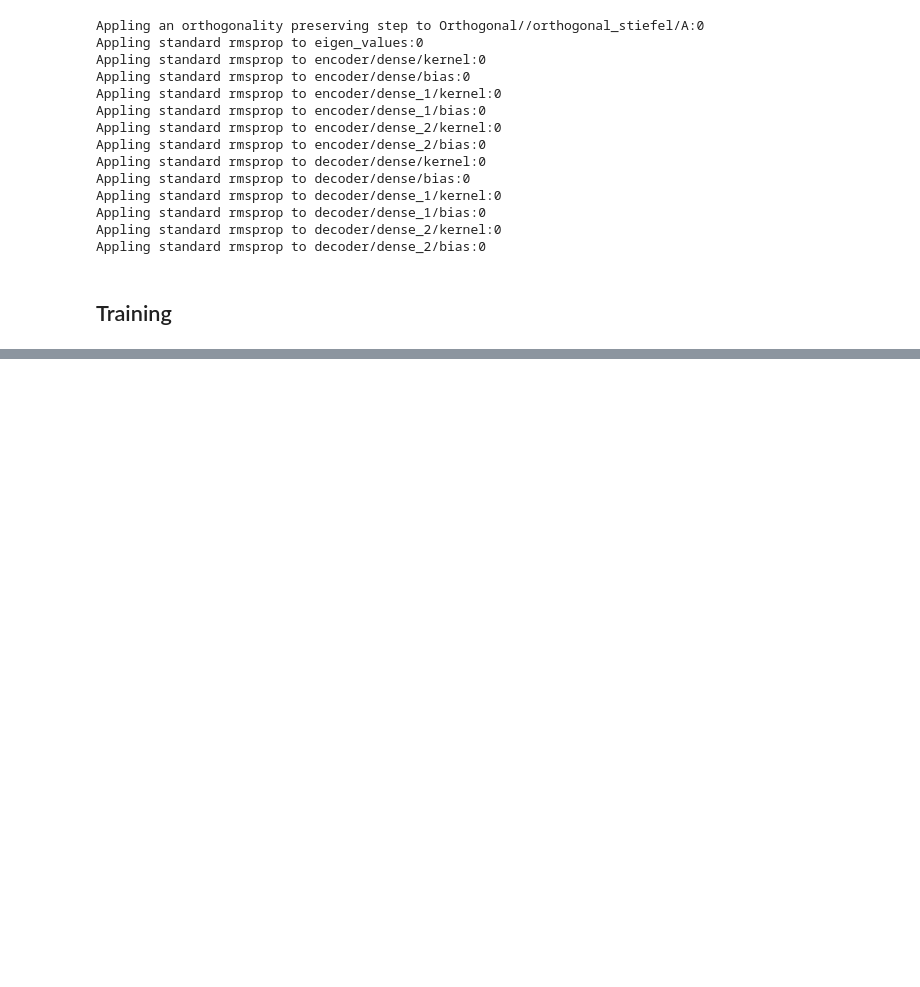
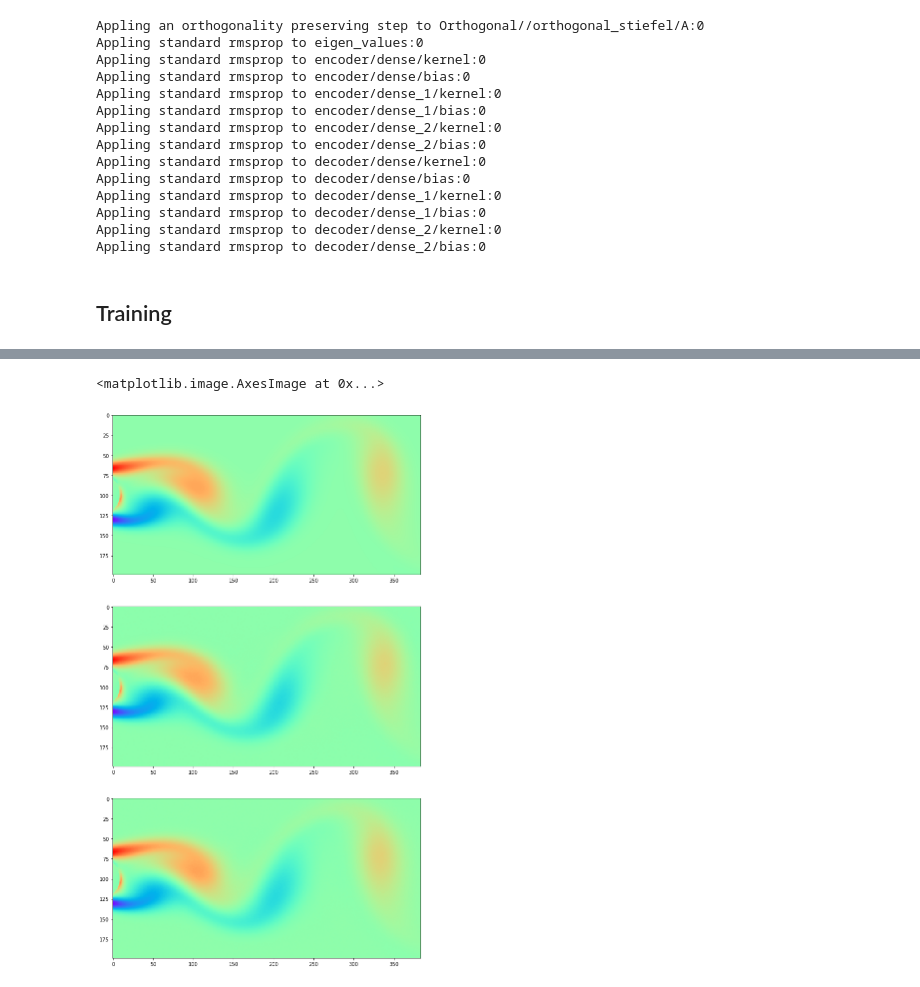
Before and after one commit to EiffL/FluidFlowPrediction, a Jupyter notebook: notebooks/FluidFlowPrototype.ipynb, the cells around one changed output, grey strips where cells are left out. Cells and saved outputs as stored; diff of their text form; code cells hidden in the pictures; blank space fills up the shorter version.

```diff
--- a/notebooks/FluidFlowPrototype.ipynb
+++ b/notebooks/FluidFlowPrototype.ipynb
@@ -74,0 +133,11 @@ Appling standard rmsprop to decoder/dense_2/bias:0
+# %%
+figure(figsize=(30,20))
+subplot(311)
+imshow(xin[1].reshape((384,199)).T,cmap='rainbow')
+subplot(312)
+imshow(xout[1].reshape((384,199)).T,cmap='rainbow')
+subplot(313)
+imshow(xp[0].reshape((384,199)).T,cmap='rainbow')
+# %% [output]
+<matplotlib.image.AxesImage at 0x...>
+[figure, added]
```
Also changed, not shown: parts of 18 cells of this notebook.
